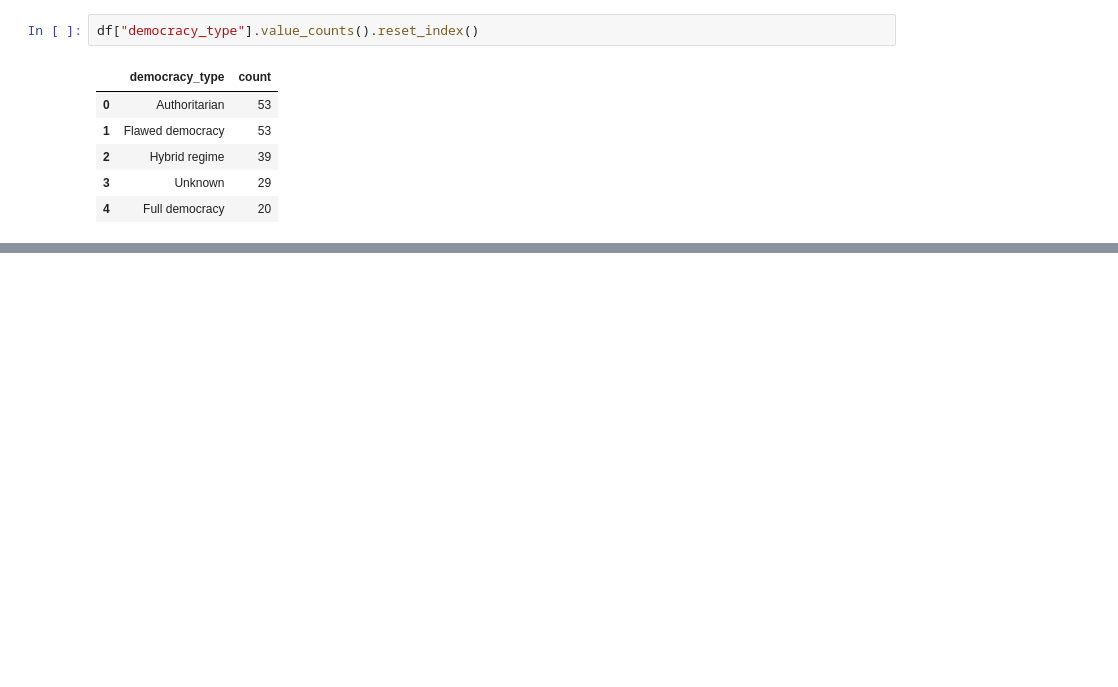
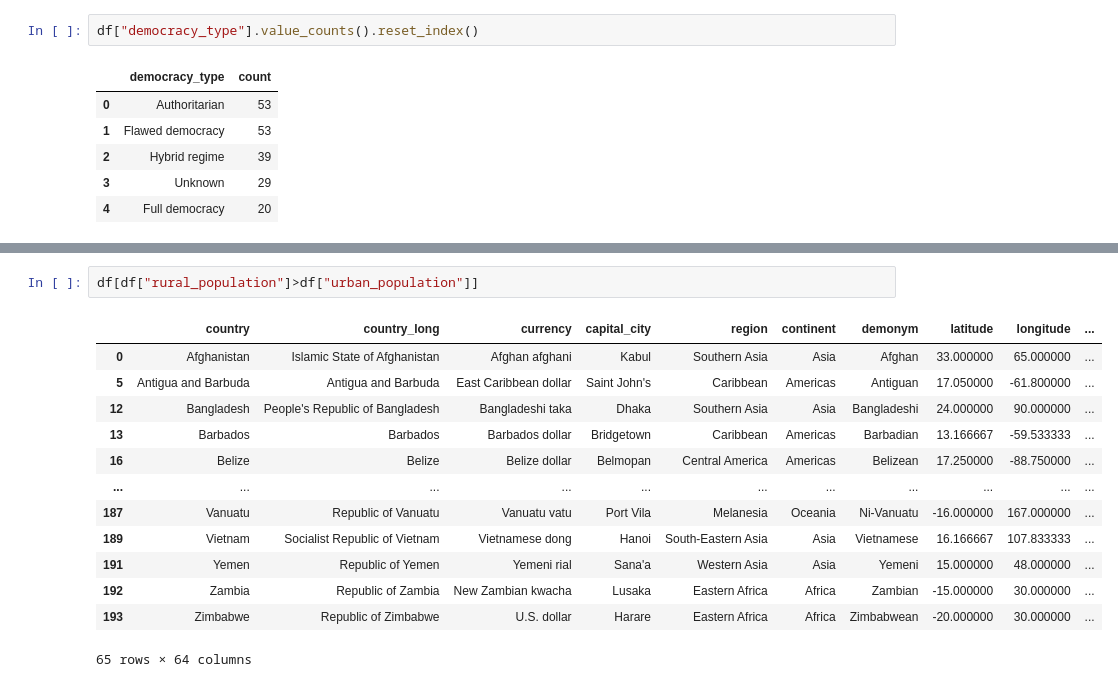
Before and after one commit to Ragim-Xtha/Core-Data-Science, a Jupyter notebook: basic-data-analysis/analysis3/data_extraction.ipynb, the cells around one changed output, grey strips where cells are left out. Saved outputs shown, nothing was run; the diff lists cells and outputs as text; blank space fills up the shorter version.

```diff
--- a/basic-data-analysis/analysis3/data_extraction.ipynb
+++ b/basic-data-analysis/analysis3/data_extraction.ipynb
@@ -172,0 +183,16 @@ df["democracy_type"].value_counts().reset_index()
+# %%
+df[df["rural_population"]>df["urban_population"]]
+# %% [output]
+|  | country | country_long | currency | capital_city | region | continent | demonym | latitude | longitude | ... |
+| 0 | Afghanistan | Islamic State of Afghanistan | Afghan afghani | Kabul | Southern Asia | Asia | Afghan | 33.000000 | 65.000000 | ... |
+| 5 | Antigua and Barbuda | Antigua and Barbuda | East Caribbean dollar | Saint John's | Caribbean | Americas | Antiguan | 17.050000 | -61.800000 | ... |
+| 12 | Bangladesh | People's Republic of Bangladesh | Bangladeshi taka | Dhaka | Southern Asia | Asia | Bangladeshi | 24.000000 | 90.000000 | ... |
+| 13 | Barbados | Barbados | Barbados dollar | Bridgetown | Caribbean | Americas | Barbadian | 13.166667 | -59.533333 | ... |
+| 16 | Belize | Belize | Belize dollar | Belmopan | Central America | Americas | Belizean | 17.250000 | -88.750000 | ... |
+| ... | ... | ... | ... | ... | ... | ... | ... | ... | ... | ... |
+| 187 | Vanuatu | Republic of Vanuatu | Vanuatu vatu | Port Vila | Melanesia | Oceania | Ni-Vanuatu | -16.000000 | 167.000000 | ... |
+| 189 | Vietnam | Socialist Republic of Vietnam | Vietnamese dong | Hanoi | South-Eastern Asia | Asia | Vietnamese | 16.166667 | 107.833333 | ... |
+| 191 | Yemen | Republic of Yemen | Yemeni rial | Sana'a | Western Asia | Asia | Yemeni | 15.000000 | 48.000000 | ... |
+| 192 | Zambia | Republic of Zambia | New Zambian kwacha | Lusaka | Eastern Africa | Africa | Zambian | -15.000000 | 30.000000 | ... |
+| 193 | Zimbabwe | Republic of Zimbabwe | U.S. dollar | Harare | Eastern Africa | Africa | Zimbabwean | -20.000000 | 30.000000 | ... |
+65 rows × 64 columns
```
Also changed, not shown: parts of 1 cell of this notebook.
